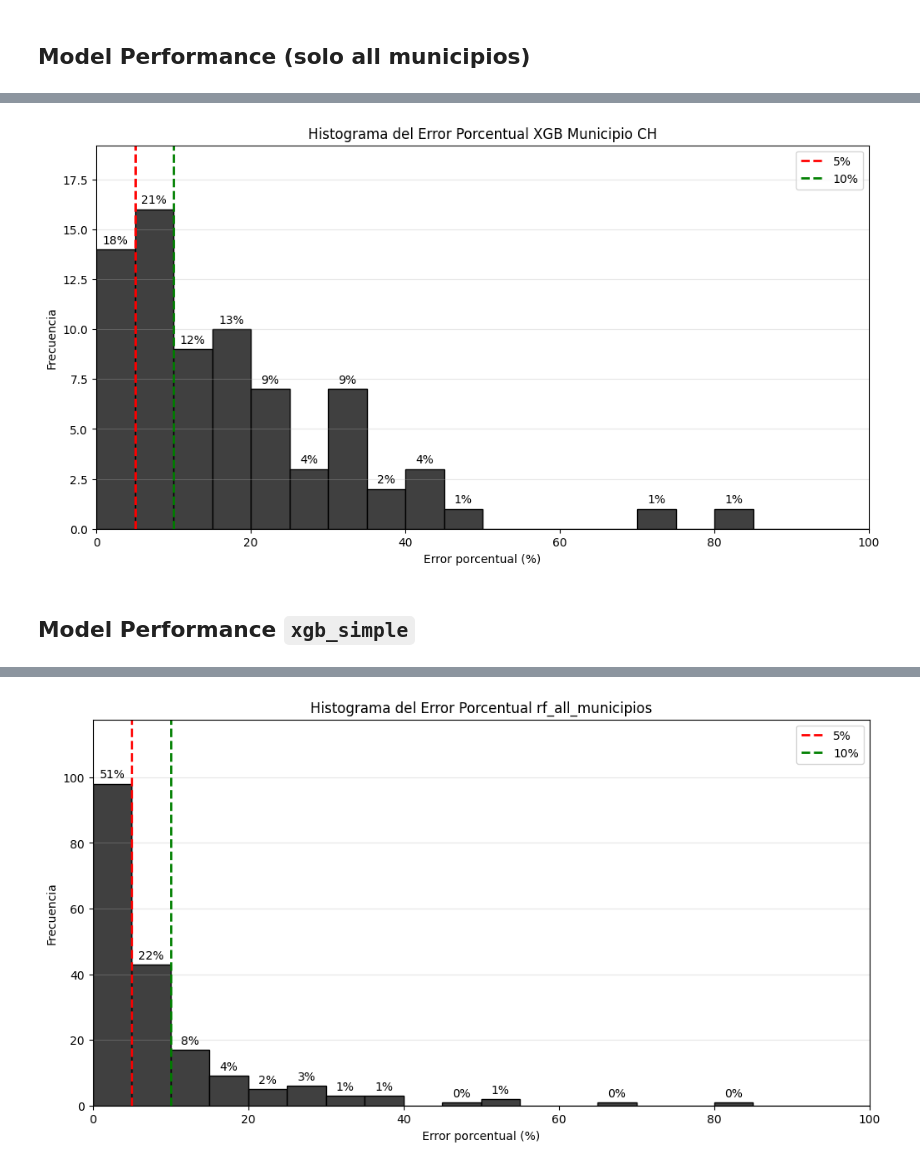
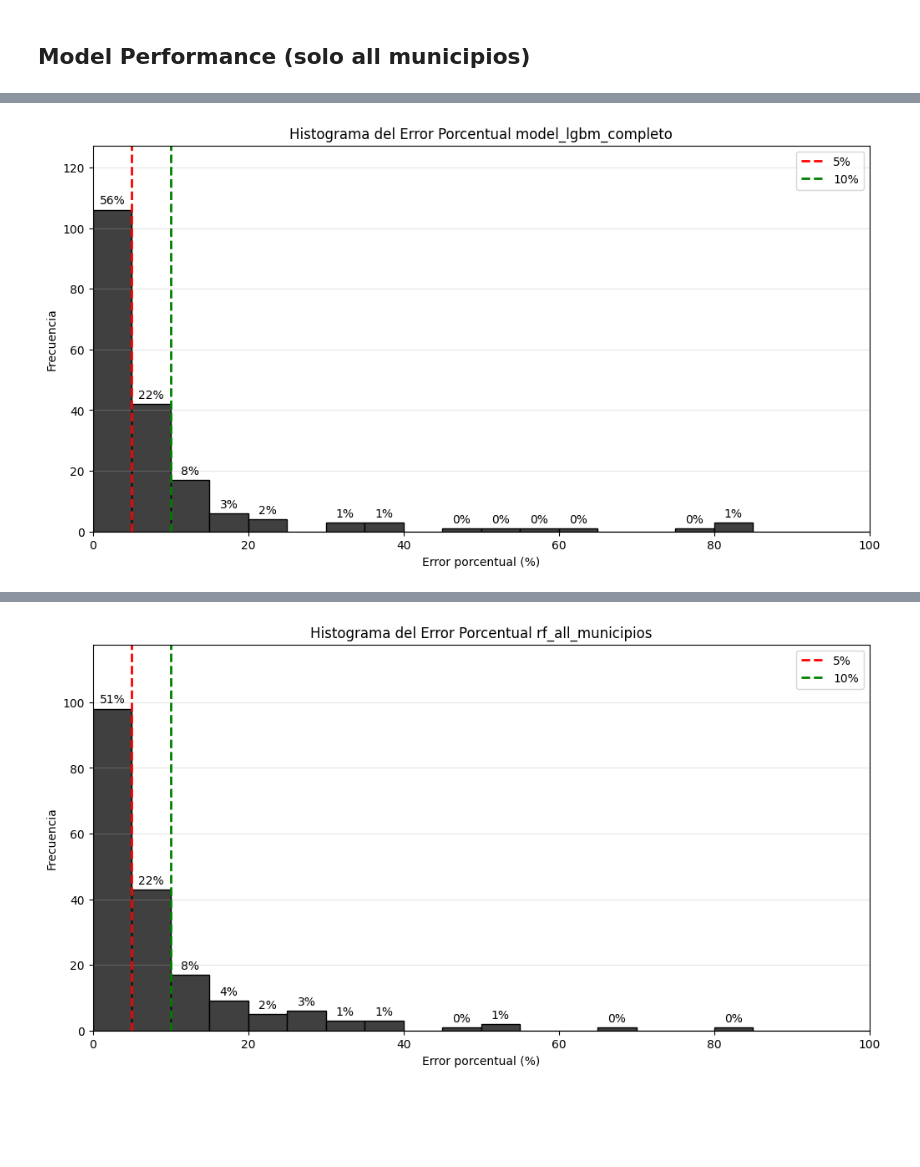
Before and after one commit to feliperenom/tesis-mcd-inm, a Jupyter notebook: src/codes/modelos_v4.ipynb, the cells around one changed output, grey strips where cells are left out. Cells and saved outputs as stored; diff of their text form; code cells hidden in the pictures; blank space fills up the shorter version.

```diff
--- a/src/codes/modelos_v4.ipynb
+++ b/src/codes/modelos_v4.ipynb
@@ -1175,0 +1266,18 @@ results_model_xgb_ch.head(20)
+# %%
+extra_cols = ['url']
+
+# Asegurate de que los índices coincidan
+X_test = X_test_all_municipios_completo.reset_index(drop=True)
+y_test = y_test_all_municipios_completo.reset_index(drop=True)
+
+# Ejecutar la función
+results_model_lgbm_completo = evaluation_table(
+    model_lgbm_completo,
+    X_test,
+    y_test,
+    data.iloc[test_indices_all_municipios_completo],
+    extra_cols
+)
+# Ver los primeros resultados
+print("RF All Municipios Completo: \n")
+results_model_lgbm_completo.head(20)
@@ -1177,7 +1304,7 @@ results_model_xgb_ch.head(20)
 plt.figure(figsize=(12, 6))
 
 # Rango de zoom
-zoom_range = results_model_xgb_ch["Error %"].clip(lower=0, upper=80)
+zoom_range = results_model_lgbm_completo["Error %"].clip(lower=0, upper=80)
 
 # Bins de 5%
 bins = np.arange(0, 105, 5)
@@ -1190,7 +1317,7 @@ counts, bins, patches = plt.hist(
     edgecolor="black"
 )
 
-plt.title("Histograma del Error Porcentual XGB Municipio CH")
+plt.title("Histograma del Error Porcentual model_lgbm_completo")
 plt.xlabel("Error porcentual (%)")
 plt.ylabel("Frecuencia")
 plt.grid(axis="y", alpha=0.3)
@@ -1200,33 +1327,31 @@ plt.axvline(5, color="red", linestyle="--", linewidth=2, label="5%")
 plt.axvline(10, color="green", linestyle="--", linewidth=2, label="10%")
 plt.legend()
 
 plt.xlim(0, 100)
 
 # eje mas alejado
 
 ymax = max(counts) * 1.20
 plt.ylim(0, ymax)
 
 # Porcentaje sobre cada barra sin decimales y con despegue
 total = len(zoom_range)
 offset = max(counts) * 0.01   # 2 % del alto máximo
 
 for count, left_edge, right_edge in zip(counts, bins[:-1], bins[1:]):
     if count > 0:
         pct = int((count / total) * 100)
         x = (left_edge + right_edge) / 2
         y = count + offset
         plt.text(
             x,
             y,
             f"{pct}%",
             ha="center",
             va="bottom",
             fontsize=10
         )
 
 plt.show()
 # %% [output]
-[figure, old version]
+[figure, new version]
-# %% [markdown]
-## Model Performance `xgb_simple`
```
Also changed, not shown: parts of 48 cells of this notebook, 2 other files.
